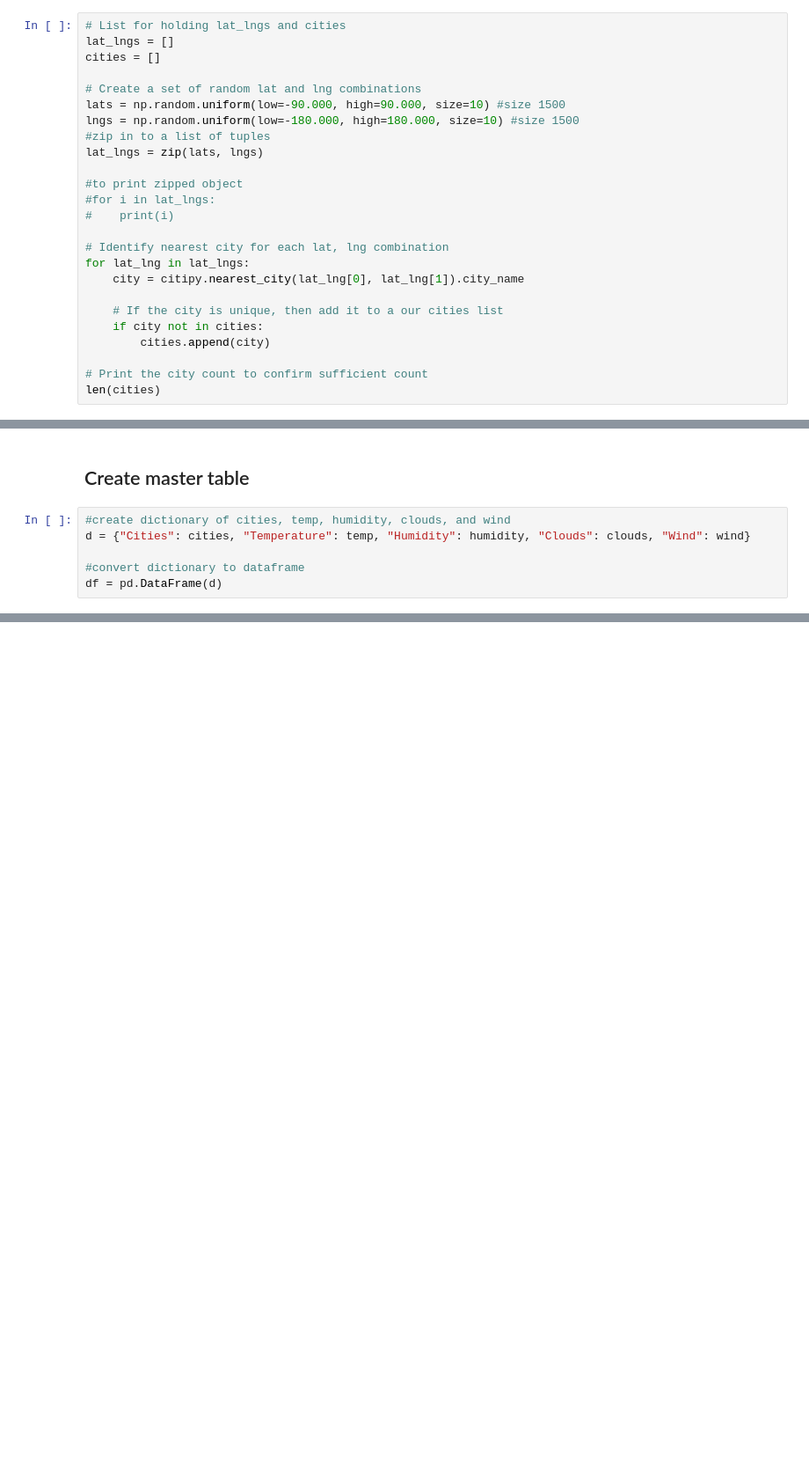
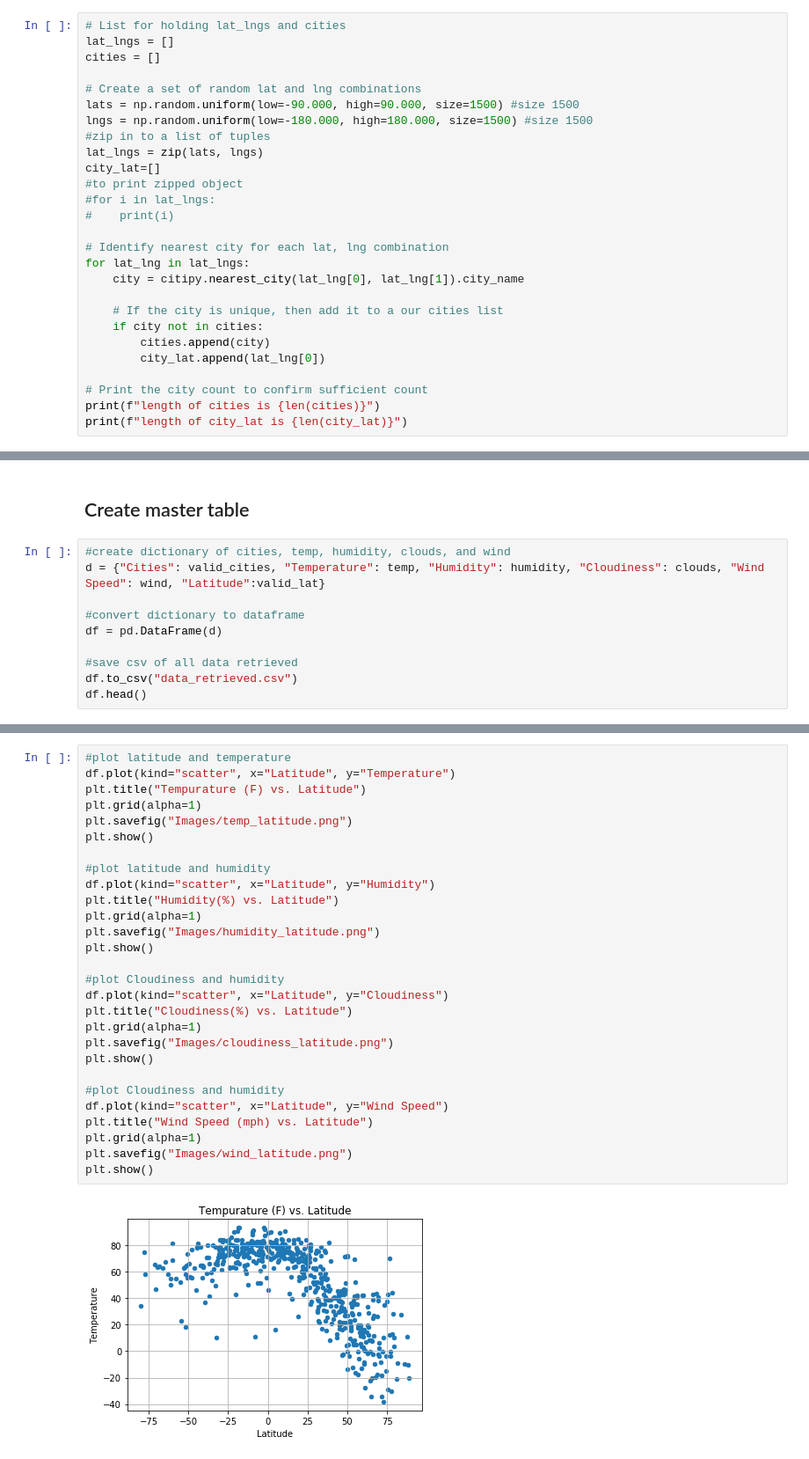
Before and after one commit to TrevorLovesMommy/python-api-challenge, a Jupyter notebook: WeatherPy/weatherpy.ipynb, the cells around one changed output, grey strips where cells are left out. Shown at 88% size. Saved outputs shown, nothing was run; the diff lists cells and outputs as text; blank space fills up the shorter version.

```diff
--- a/WeatherPy/weatherpy.ipynb
+++ b/WeatherPy/weatherpy.ipynb
@@ -33,11 +33,11 @@ lat_lngs = []
 cities = []
 
 # Create a set of random lat and lng combinations
-lats = np.random.uniform(low=-90.000, high=90.000, size=10) #size 1500
-lngs = np.random.uniform(low=-180.000, high=180.000, size=10) #size 1500
+lats = np.random.uniform(low=-90.000, high=90.000, size=1500) #size 1500
+lngs = np.random.uniform(low=-180.000, high=180.000, size=1500) #size 1500
 #zip in to a list of tuples
 lat_lngs = zip(lats, lngs)
-
+city_lat=[]
 #to print zipped object
 #for i in lat_lngs:
 #    print(i)
@@ -49,7 +49,9 @@ for lat_lng in lat_lngs:
     # If the city is unique, then add it to a our cities list
     if city not in cities:
         cities.append(city)
+        city_lat.append(lat_lng[0])
 
 # Print the city count to confirm sufficient count
-len(cities)
+print(f"length of cities is {len(cities)}")
+print(f"length of city_lat is {len(city_lat)}")
 # %% [output]
@@ -115,8 +119,12 @@ wind list [3.36, 19.35, 19.01, 6.13, 9.17, 12.75, 3.91, 6.44, 2.77], len 9
 ## Create master table
 # %%
 #create dictionary of cities, temp, humidity, clouds, and wind
-d = {"Cities": cities, "Temperature": temp, "Humidity": humidity, "Clouds": clouds, "Wind": wind}
+d = {"Cities": valid_cities, "Temperature": temp, "Humidity": humidity, "Cloudiness": clouds, "Wind Speed": wind, "Latitude":valid_lat}
 
 #convert dictionary to dataframe
 df = pd.DataFrame(d)
+
+#save csv of all data retrieved
+df.to_csv("data_retrieved.csv")
+df.head()
 # %% [output]
@@ -123,0 +139,30 @@ ValueError: arrays must all be same length
+# %%
+#plot latitude and temperature
+df.plot(kind="scatter", x="Latitude", y="Temperature")
+plt.title("Tempurature (F) vs. Latitude")
+plt.grid(alpha=1)
+plt.savefig("Images/temp_latitude.png")
+plt.show()
+
+#plot latitude and humidity
+df.plot(kind="scatter", x="Latitude", y="Humidity")
+plt.title("Humidity(%) vs. Latitude")
+plt.grid(alpha=1)
+plt.savefig("Images/humidity_latitude.png")
+plt.show()
+
+#plot Cloudiness and humidity
+df.plot(kind="scatter", x="Latitude", y="Cloudiness")
+plt.title("Cloudiness(%) vs. Latitude")
+plt.grid(alpha=1)
+plt.savefig("Images/cloudiness_latitude.png")
+plt.show()
+
+#plot Cloudiness and humidity
+df.plot(kind="scatter", x="Latitude", y="Wind Speed")
+plt.title("Wind Speed (mph) vs. Latitude")
+plt.grid(alpha=1)
+plt.savefig("Images/wind_latitude.png")
+plt.show()
+# %% [output]
+[figure, added]
```
Also changed, not shown: parts of 6 cells of this notebook, 7 other files.
